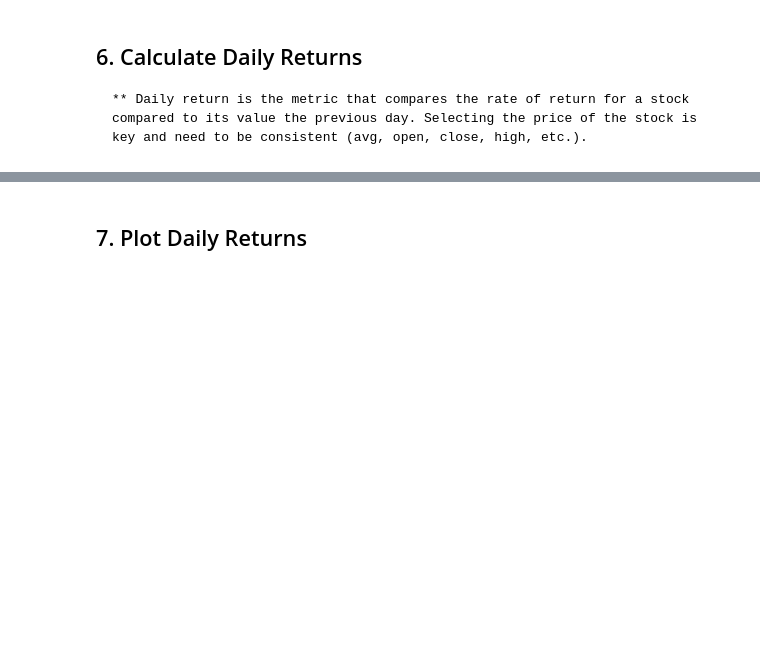
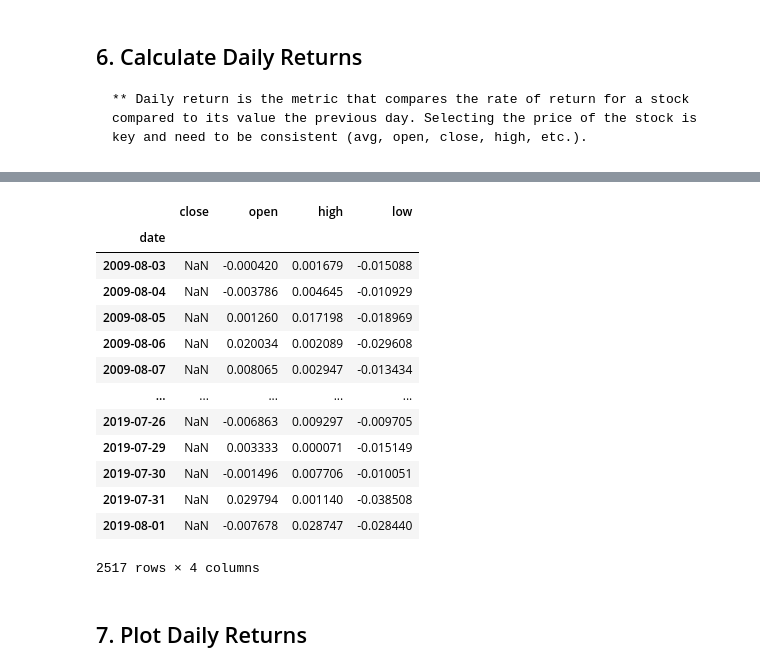
Before and after one commit to bjajim/Module3Assignment, a Jupyter notebook: Live_Lessons/04-Quantative-Analysis-with-Pandas/2/Activities/01-Ins_Returns/Unsolved/returns_inClass.ipynb, the cells around one changed output, grey strips where cells are left out. Saved outputs shown, nothing was run; the diff lists cells and outputs as text; code cells hidden in the pictures; blank space fills up the shorter version.

```diff
--- a/Live_Lessons/04-Quantative-Analysis-with-Pandas/2/Activities/01-Ins_Returns/Unsolved/returns_inClass.ipynb
+++ b/Live_Lessons/04-Quantative-Analysis-with-Pandas/2/Activities/01-Ins_Returns/Unsolved/returns_inClass.ipynb
@@ -33,6 +33,7 @@ csv_path = Path('../Resources/MSFT.csv')
 # %%
 # Read in the CSV as a DataFrame
 msft_df = pd.read_csv(csv_path, index_col='date', parse_dates=True, infer_datetime_format=True)
+msft_df_main = msft_df.copy()
 msft_df.head()
 # %% [output]
 |  | close | volume | open | high | low |
@@ -85,3 +103,20 @@ msft_df.plot()
+# %%
+msft_df_main[['close', 'open', 'high', 'low']].pct_change(axis=1)
+# %% [output]
+|  | close | open | high | low |
+| date |  |  |  |  |
+| 2009-08-03 | NaN | -0.000420 | 0.001679 | -0.015088 |
+| 2009-08-04 | NaN | -0.003786 | 0.004645 | -0.010929 |
+| 2009-08-05 | NaN | 0.001260 | 0.017198 | -0.018969 |
+| 2009-08-06 | NaN | 0.020034 | 0.002089 | -0.029608 |
+| 2009-08-07 | NaN | 0.008065 | 0.002947 | -0.013434 |
+| ... | ... | ... | ... | ... |
+| 2019-07-26 | NaN | -0.006863 | 0.009297 | -0.009705 |
+| 2019-07-29 | NaN | 0.003333 | 0.000071 | -0.015149 |
+| 2019-07-30 | NaN | -0.001496 | 0.007706 | -0.010051 |
+| 2019-07-31 | NaN | 0.029794 | 0.001140 | -0.038508 |
+| 2019-08-01 | NaN | -0.007678 | 0.028747 | -0.028440 |
+2517 rows × 4 columns
 # %% [markdown]
 ## 7. Plot Daily Returns
 # %%
```
Also changed, not shown: parts of 4 cells of this notebook, 1 other file.
